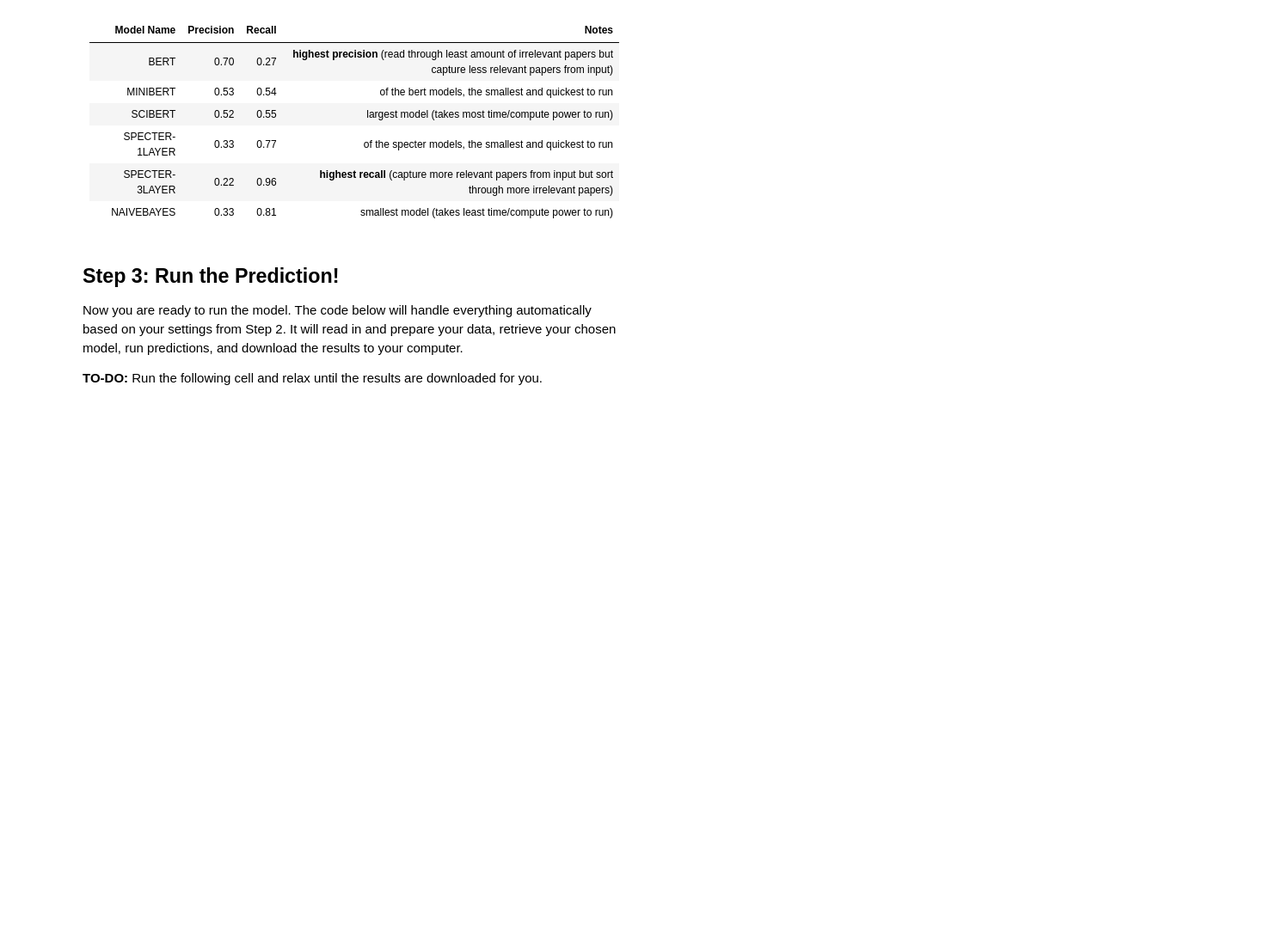
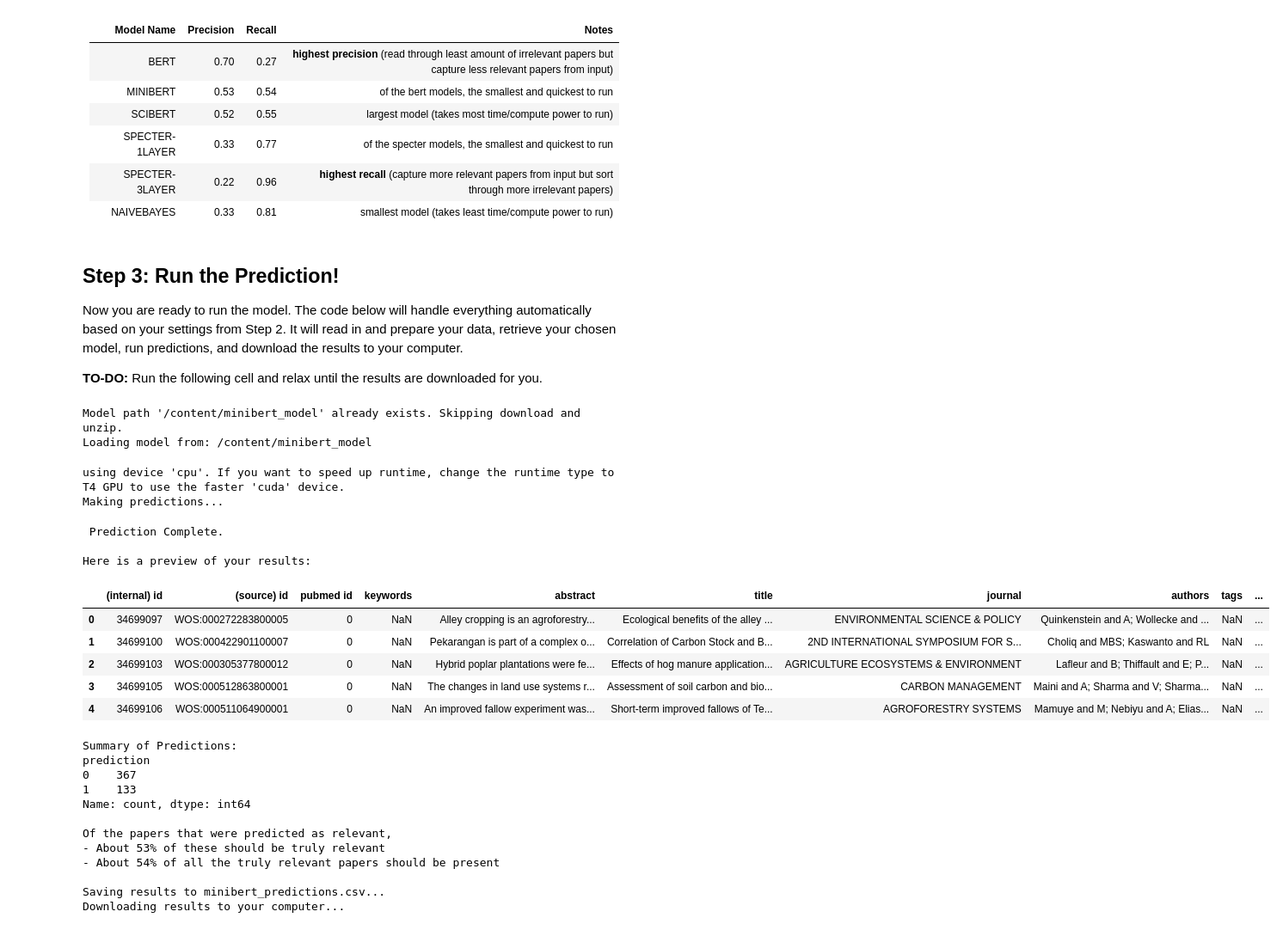
Before and after one commit to cia-group/tabforest, a Jupyter notebook: run_models.ipynb, the cells around one changed output. Shown: that part at 86% size. Cells and saved outputs as stored; diff of their text form; code cells hidden in the pictures; blank space fills up the shorter version.

```diff
--- a/run_models.ipynb
+++ b/run_models.ipynb
@@ -228,7 +236,7 @@ recall_scores = {"BERT": 23,
 
 from tqdm.auto import tqdm
 from transformers import AutoModelForSequenceClassification
-def make_predictions(model_choice, user_input):
+def make_predictions(model_choice, data, user_input):
     warnings.filterwarnings("ignore")
     model_path = MODEL_FOLDER_PATHS.get(model_choice)
     if model_choice != "NAIVEBAYES":
@@ -371,9 +379,10 @@ def preprocess_data(df):
     return df
 
 from google.colab import files
-def save_predictions(output_filename):
+def save_predictions(output_filename, data):
     warnings.filterwarnings("ignore")
     print(f"Saving results to {output_filename}...")
+    data = data.drop(columns=["TAB", "TAB_preproc"])
     data.to_csv(output_filename, index=False)
 
     print(f"Downloading results to your computer...")
@@ -413,7 +425,7 @@ Here you will specify where to find your data and which model you want to use.
 | NAIVEBAYES    |  0.33     |  0.81  |  smallest model (takes least time/compute power to run)      |
 # %%
 # 1. YOUR UPLOADED CSV FILE
-UPLOADED_CSV_PATH = "your_data.csv"
+UPLOADED_CSV_PATH = "TAB_example_papers.csv"
 
 # 2. TITLE + ABSTRACT COLUMN NAMES
 TITLE_COLUMN_NAME = "title"
@@ -421,10 +433,10 @@ ABS_COLUMN_NAME = "abstract"
 
 # 3. MODEL CHOICE
 # Options: "BERT", "MINIBERT", "SCIBERT", "SPECTER-1LAYER", "SPECTER-3LAYER", "NAIVEBAYES"
-MODEL_CHOICE = "BERT"
+MODEL_CHOICE = "MINIBERT"
 
 # 4. OUTPUT FILENAME
-OUTPUT_FILENAME = 'predictions_output.csv'
+OUTPUT_FILENAME = 'minibert_predictions.csv'
 # %% [markdown]
 ## Step 3: Run the Prediction!
 
@@ -434,15 +446,41 @@ Now you are ready to run the model. The code below will handle everything automa
 # %%
 # read in your csv file
 data = read_data(UPLOADED_CSV_PATH)
 
 # prepare your data
 input = preprocess_data(data)
 
 # retrieve your chosen model
 retrieve_model_from_github(MODEL_CHOICE)
 
 # run your predictions
-make_predictions(MODEL_CHOICE, input)
+make_predictions(MODEL_CHOICE, data, input)
 
 # save your predictions
-save_predictions(OUTPUT_FILENAME)
+save_predictions(OUTPUT_FILENAME, data)
+# %% [output]
+Model path '/content/minibert_model' already exists. Skipping download and unzip.
+Loading model from: /content/minibert_model
+using device 'cpu'. If you want to speed up runtime, change the runtime type to T4 GPU to use the faster 'cuda' device.
+Making predictions...
+ Prediction Complete.
+
+Here is a preview of your results:
+|  | (internal) id | (source) id | pubmed id | keywords | abstract | title | journal | authors | tags | ... |
+| 0 | 34699097 | WOS:000272283800005 | 0 | NaN | Alley cropping is an agroforestry... | Ecological benefits of the alley ... | ENVIRONMENTAL SCIENCE & POLICY | Quinkenstein and A; Wollecke and ... | NaN | ... |
+| 1 | 34699100 | WOS:000422901100007 | 0 | NaN | Pekarangan is part of a complex o... | Correlation of Carbon Stock and B... | 2ND INTERNATIONAL SYMPOSIUM FOR S... | Choliq and MBS; Kaswanto and RL | NaN | ... |
+| 2 | 34699103 | WOS:000305377800012 | 0 | NaN | Hybrid poplar plantations were fe... | Effects of hog manure application... | AGRICULTURE ECOSYSTEMS & ENVIRONMENT | Lafleur and B; Thiffault and E; P... | NaN | ... |
+| 3 | 34699105 | WOS:000512863800001 | 0 | NaN | The changes in land use systems r... | Assessment of soil carbon and bio... | CARBON MANAGEMENT | Maini and A; Sharma and V; Sharma... | NaN | ... |
+| 4 | 34699106 | WOS:000511064900001 | 0 | NaN | An improved fallow experiment was... | Short-term improved fallows of Te... | AGROFORESTRY SYSTEMS | Mamuye and M; Nebiyu and A; Elias... | NaN | ... |
+Summary of Predictions:
+prediction
+0    367
+1    133
+Name: count, dtype: int64
+
+Of the papers that were predicted as relevant,
+- About 53% of these should be truly relevant
+- About 54% of all the truly relevant papers should be present
+
+Saving results to minibert_predictions.csv...
+Downloading results to your computer...
```
Also changed, not shown: parts of 4 cells of this notebook.
